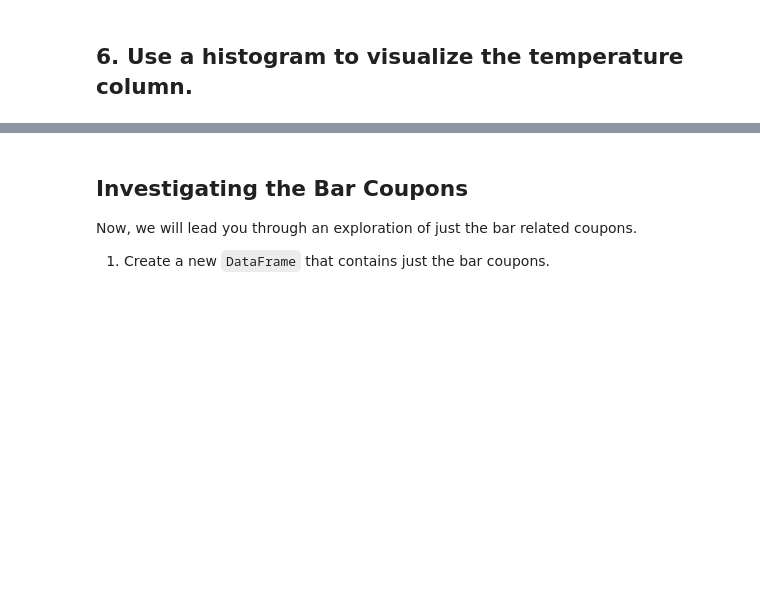
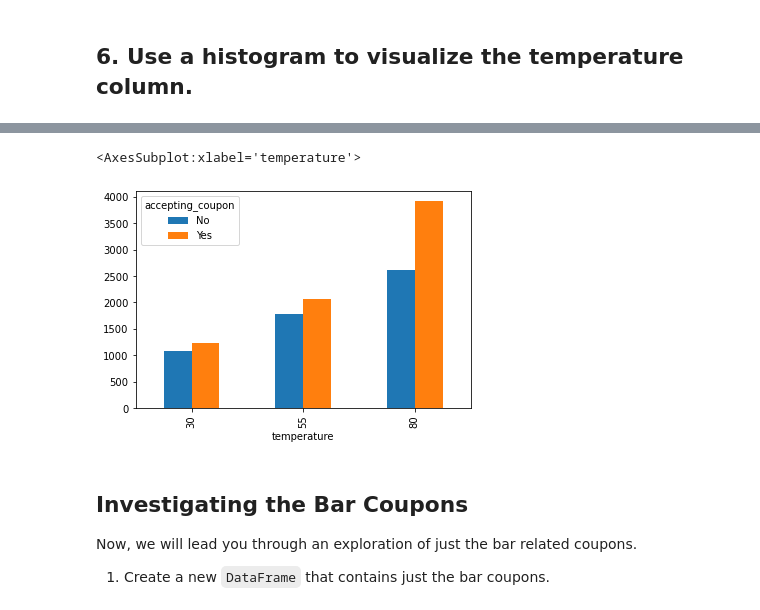
Before and after one commit to coachtech/BE_MLAI_LSTERN, a Jupyter notebook: Prompt_5_Leo_Stern.ipynb, the cells around one changed output, grey strips where cells are left out. Drawn from its saved outputs; the diff is of its cells as text; code cells hidden in the pictures; blank space fills up the shorter version.

```diff
--- a/Prompt_5_Leo_Stern.ipynb
+++ b/Prompt_5_Leo_Stern.ipynb
@@ -300,0 +288,5 @@ temp_fig.show()
+# %%
+#very useful way to see the data
+df1 = data.groupby(['temperature','accepting_coupon']).size().unstack(fill_value=0)
+print(type(df1))
+df1
@@ -301,3 +300,9 @@ temp_fig.show()
+# %%
+#easier way to see the info
+df1.plot(kind = 'bar')
+# %% [output]
+<AxesSubplot:xlabel='temperature'>
+[figure, added]
 # %% [markdown]
 ## **Investigating the Bar Coupons**
 
```
Also changed, not shown: parts of 27 cells of this notebook.
